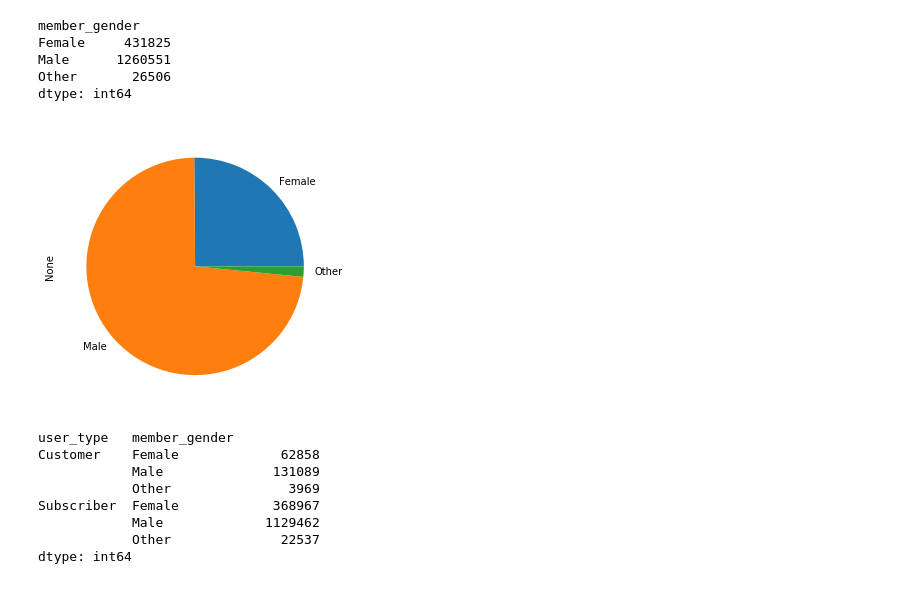
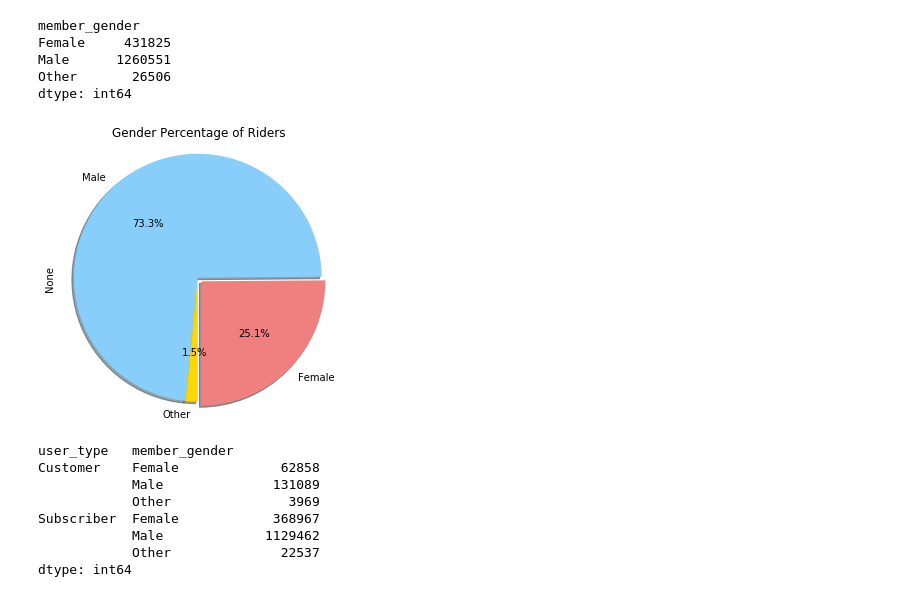
Before and after one commit to kentlum2018/ProjectONE10Jan, a Jupyter notebook: project1.ipynb, the cells around one changed output. Cells and saved outputs as stored; diff of their text form; code cells hidden in the pictures.

```diff
--- a/project1.ipynb
+++ b/project1.ipynb
@@ -140,11 +156,17 @@ dtype: int64
 # gender_cnt_df.head()
 # %%
 # insert pie graph of gender percentages
-
-plot = m_grp_cnt.plot.pie(y='member_gender',figsize=(5,5))
+plt.title("Gender Percentage of Riders")
+c_type=['Female','Male','Other']
+# c_perc=[urb_fare_per,rur_fare_per,sub_fare_per]
+colors = ["lightcoral","lightskyblue","gold"]
+explode = (0.05, 0.0, 0)
+plot = m_grp_cnt.plot.pie(y='member_gender',figsize=(5,5),explode=explode, labels=c_type, colors=colors,
+        autopct="%1.1f%%", shadow=True, startangle=270,radius=1.2)
+plt.axis("equal")
 plt.show()
 # %% [output]
-[figure, old version]
+[figure, new version]
 # %%
 # drop_frame.query(float('member_birth_year') > float('1989.0') and user_type == 'Subsciber').groupby('Sex').count()
 #calc the number of customers and subscribers by gender
```
Also changed, not shown: parts of 82 cells of this notebook.
